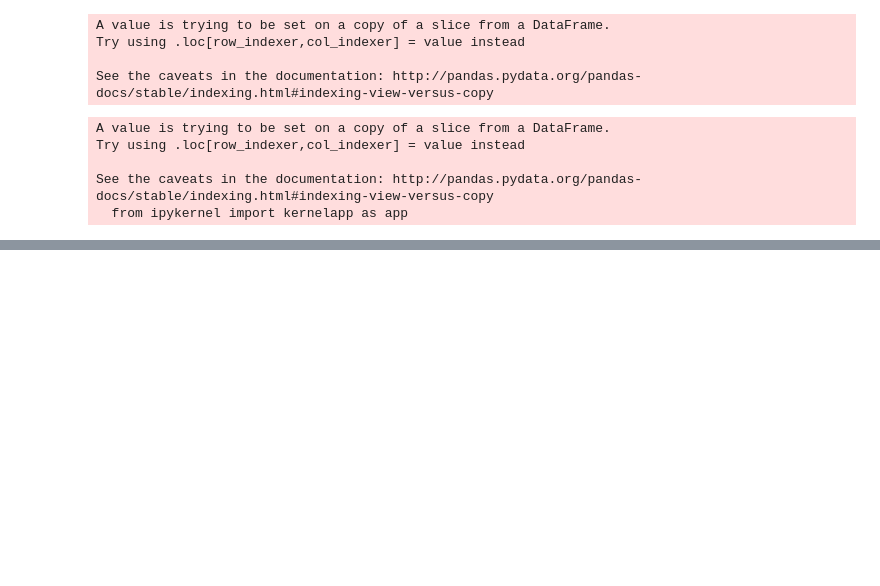
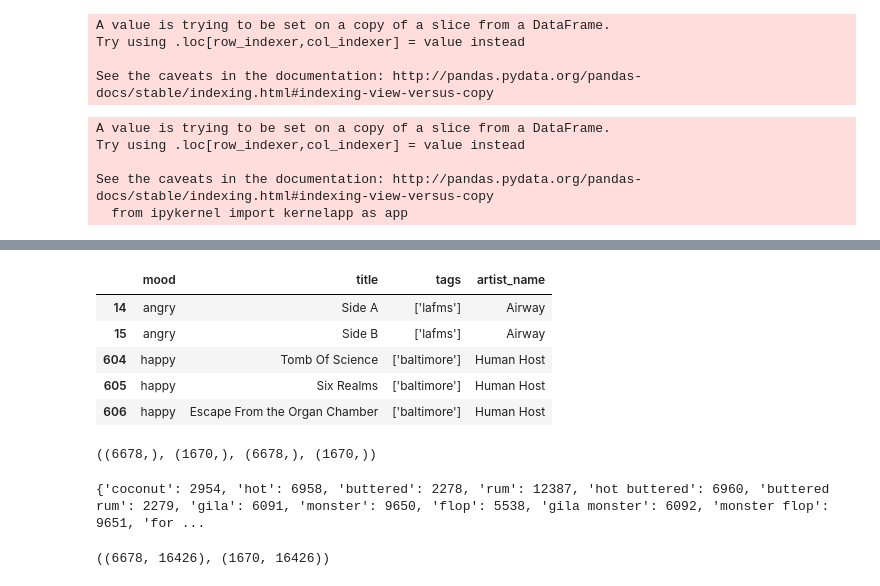
Before and after one commit to labs12-music-stream-selector/DS, a Jupyter notebook: aws-sagemaker-python-notebook.ipynb, the cells around one changed output, grey strips where cells are left out. Drawn from its saved outputs; the diff is of its cells as text; code cells hidden in the pictures; blank space fills up the shorter version.

```diff
--- a/aws-sagemaker-python-notebook.ipynb
+++ b/aws-sagemaker-python-notebook.ipynb
@@ -458,0 +500,22 @@ mvp_df.to_csv('mvp.csv')
+# %%
+'''
+30 April 2019: New NLP work to get mood based on track title from Frontend.
+NLP is used to vectorize all of the words in all of the 8K+ track titles from moods_tags_df.
+Vectors are created, via Word2Vec [machine learning], to look for similarities between words.
+Function at bottom, recomm_by_title(), 1) receives input track title from Frontend;
+2) compares input track title to dataset title words vectors; and 3) returns a mood label
+based on that comparison. [See the function itself for fuller description.]
+Once mood determined, can ping team's songs-by-mood Heroku API for other tracks.
+'''
+pd.set_option('max_colwidth', 200)
+# %%
+moods_tags_df = mood_genres_tags_df[['mood', 'title', 'tags', 'artist_name']]
+# %%
+moods_tags_df.head()
+# %% [output]
+|  | mood | title | tags | artist_name |
+| 14 | angry | Side A | ['lafms'] | Airway |
+| 15 | angry | Side B | ['lafms'] | Airway |
+| 604 | happy | Tomb Of Science | ['baltimore'] | Human Host |
+| 605 | happy | Six Realms | ['baltimore'] | Human Host |
+| 606 | happy | Escape From the Organ Chamber | ['baltimore'] | Human Host |
@@ -458,0 +530,23 @@ mvp_df.to_csv('mvp.csv')
+# %%
+# inspect size and shape of train and test datasets
+X_train.shape, X_test.shape, y_train.shape, y_test.shape
+# %% [output]
+((6678,), (1670,), (6678,), (1670,))
+# %%
+# for asap baseline, will source sci-kit learn for cleaning and preprocessing of song titles
+# note that ngram_range=(1,2) to get bi-grams
+from sklearn.feature_extraction.text import CountVectorizer
+
+vectorizer = CountVectorizer(max_features=None, ngram_range=(1,2), stop_words='english')
+vectorizer.fit(X_train)
+print(vectorizer.vocabulary_)
+# %% [output]
+{'coconut': 2954, 'hot': 6958, 'buttered': 2278, 'rum': 12387, 'hot buttered': 6960, 'buttered rum': 2279, 'gila': 6091, 'monster': 9650, 'flop': 5538, 'gila monster': 6092, 'monster flop': 9651, 'for ...
+# %%
+# complete vectorization of both X_train and X_test data
+X_train_vectorized = vectorizer.transform(X_train)  # could convert to df but don't have to for ML modeling
+X_test_vectorized = vectorizer.transform(X_test)  # same as with X_train_vectorized
+
+X_train_vectorized.shape, X_test_vectorized.shape
+# %% [output]
+((6678, 16426), (1670, 16426))
```
Also changed, not shown: parts of 42 cells of this notebook.
